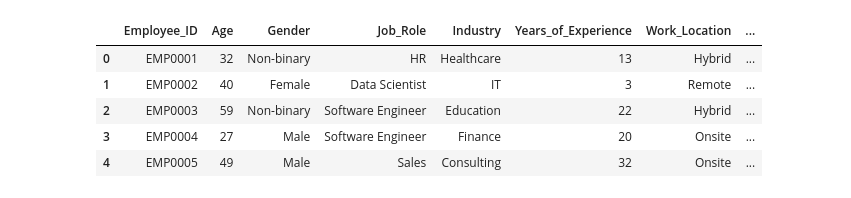
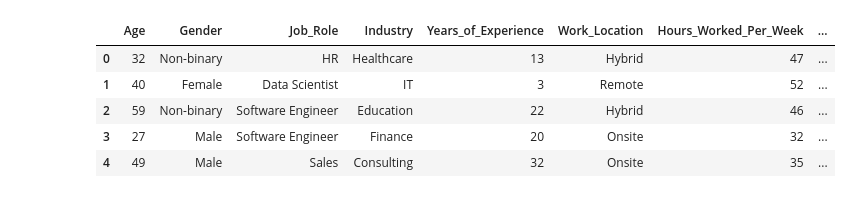
Before and after one commit to VivianZhao12/CAPSTONE-Causal-Inference-between-Remote-Work-and-Mental-Health, a Jupyter notebook: EDA.ipynb, the cells around one changed output. Cells and saved outputs as stored; diff of their text form; code cells hidden in the pictures.

```diff
--- a/EDA.ipynb
+++ b/EDA.ipynb
@@ -4,10 +6,11 @@ import numpy as np
 # %%
 data = pd.read_csv("data.csv")
+data = data.drop(columns = ["Physical_Activity","Employee_ID","Mental_Health_Condition"])
 data.head()
 # %% [output]
-|  | Employee_ID | Age | Gender | Job_Role | Industry | Years_of_Experience | Work_Location | ... |
-| 0 | EMP0001 | 32 | Non-binary | HR | Healthcare | 13 | Hybrid | ... |
-| 1 | EMP0002 | 40 | Female | Data Scientist | IT | 3 | Remote | ... |
-| 2 | EMP0003 | 59 | Non-binary | Software Engineer | Education | 22 | Hybrid | ... |
-| 3 | EMP0004 | 27 | Male | Software Engineer | Finance | 20 | Onsite | ... |
-| 4 | EMP0005 | 49 | Male | Sales | Consulting | 32 | Onsite | ... |
+|  | Age | Gender | Job_Role | Industry | Years_of_Experience | Work_Location | Hours_Worked_Per_Week | ... |
+| 0 | 32 | Non-binary | HR | Healthcare | 13 | Hybrid | 47 | ... |
+| 1 | 40 | Female | Data Scientist | IT | 3 | Remote | 52 | ... |
+| 2 | 59 | Non-binary | Software Engineer | Education | 22 | Hybrid | 46 | ... |
+| 3 | 27 | Male | Software Engineer | Finance | 20 | Onsite | 32 | ... |
+| 4 | 49 | Male | Sales | Consulting | 32 | Onsite | 35 | ... |
```
Also changed, not shown: parts of 3 cells of this notebook.
